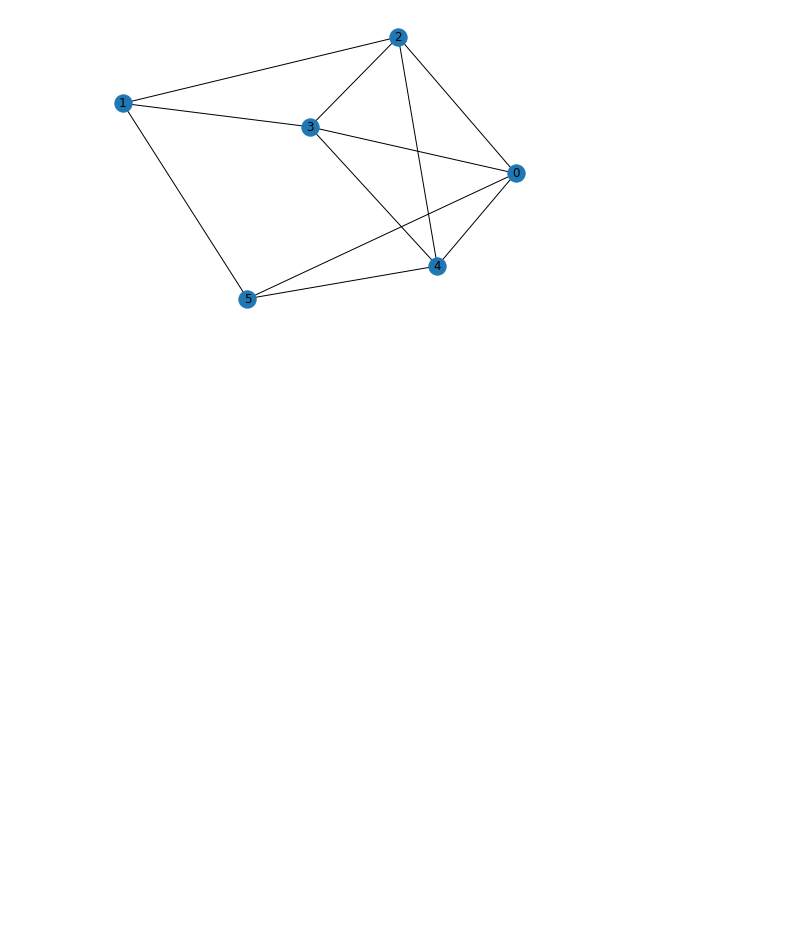
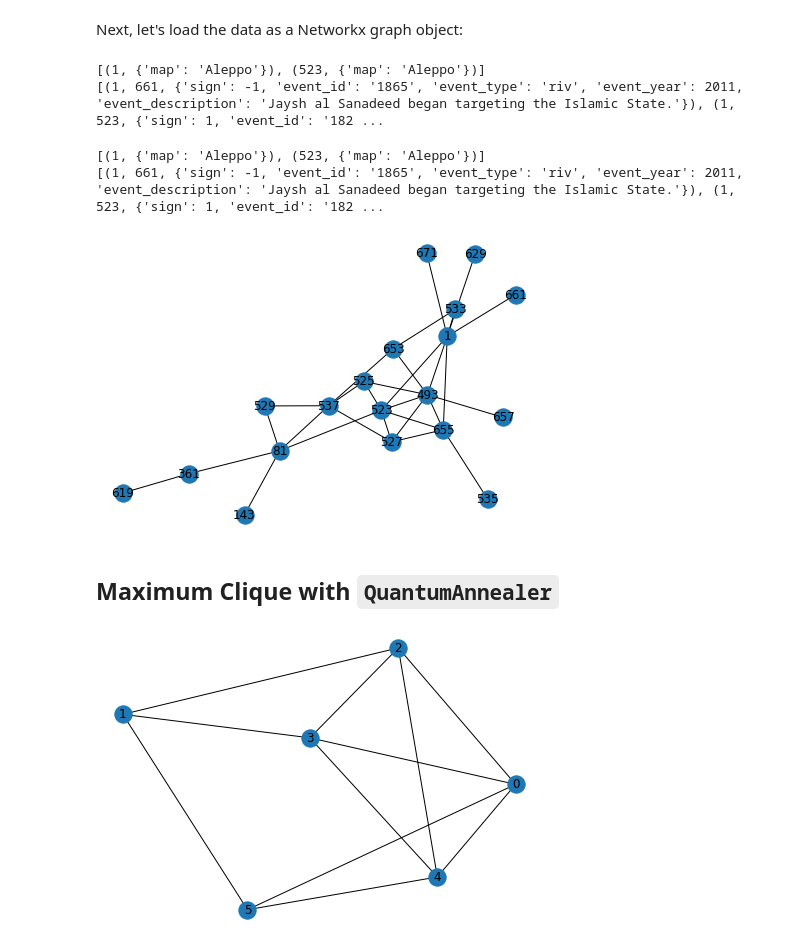
Before and after one commit to amaiya/quixotic, a Jupyter notebook: nbs/99a_examples_quantum_annealing.ipynb, the cells around one changed output. Drawn from its saved outputs; the diff is of its cells as text; code cells hidden in the pictures; blank space fills up the shorter version.

```diff
--- a/nbs/99a_examples_quantum_annealing.ipynb
+++ b/nbs/99a_examples_quantum_annealing.ipynb
@@ -15,0 +70,2 @@ By default, these examples use simulated annealing as a local solver to allow ex
+# %% [markdown]
+Next, let's load the data as a Networkx graph object:
@@ -15,0 +162,20 @@ By default, these examples use simulated annealing as a local solver to allow ex
+# %%
+# Select the Syria subregion
+syria_groups = set()
+for v, data in G.nodes(data=True):
+    if 'map' not in data:
+        continue
+    if data['map'] in {'Syria', 'Aleppo'}:
+        syria_groups.add(v)
+S = G.subgraph(syria_groups)
+
+# Filter by year
+year = 2013
+filtered_edges = ((u, v) for u, v, a in S.edges(data=True) if a['event_year'] <= year)
+S = S.edge_subgraph(filtered_edges)
+# %%
+print(list(S.nodes(data=True))[:2])
+print(list(S.edges(data=True))[:2])
+# %% [output]
+[(1, {'map': 'Aleppo'}), (523, {'map': 'Aleppo'})]
+[(1, 661, {'sign': -1, 'event_id': '1865', 'event_type': 'riv', 'event_year': 2011, 'event_description': 'Jaysh al Sanadeed began targeting the Islamic State.'}), (1, 523, {'sign': 1, 'event_id': '182 ...
@@ -16,3 +188,16 @@ By default, these examples use simulated annealing as a local solver to allow ex
+# %%
+print(list(S.nodes(data=True))[:2])
+print(list(S.edges(data=True))[:2])
+# %% [output]
+[(1, {'map': 'Aleppo'}), (523, {'map': 'Aleppo'})]
+[(1, 661, {'sign': -1, 'event_id': '1865', 'event_type': 'riv', 'event_year': 2011, 'event_description': 'Jaysh al Sanadeed began targeting the Islamic State.'}), (1, 523, {'sign': 1, 'event_id': '182 ...
+# %%
+positions = nx.spring_layout(S, seed=1967)
+nx.draw(S, with_labels=True, pos=positions)
+# %% [output]
+[figure, added]
+# %% [markdown]
+## Maximum Clique with `QuantumAnnealer`
 # %%
 # construct or load your input graph
 import networkx as nx
```
Also changed, not shown: parts of 10 cells of this notebook, 1 other file.
